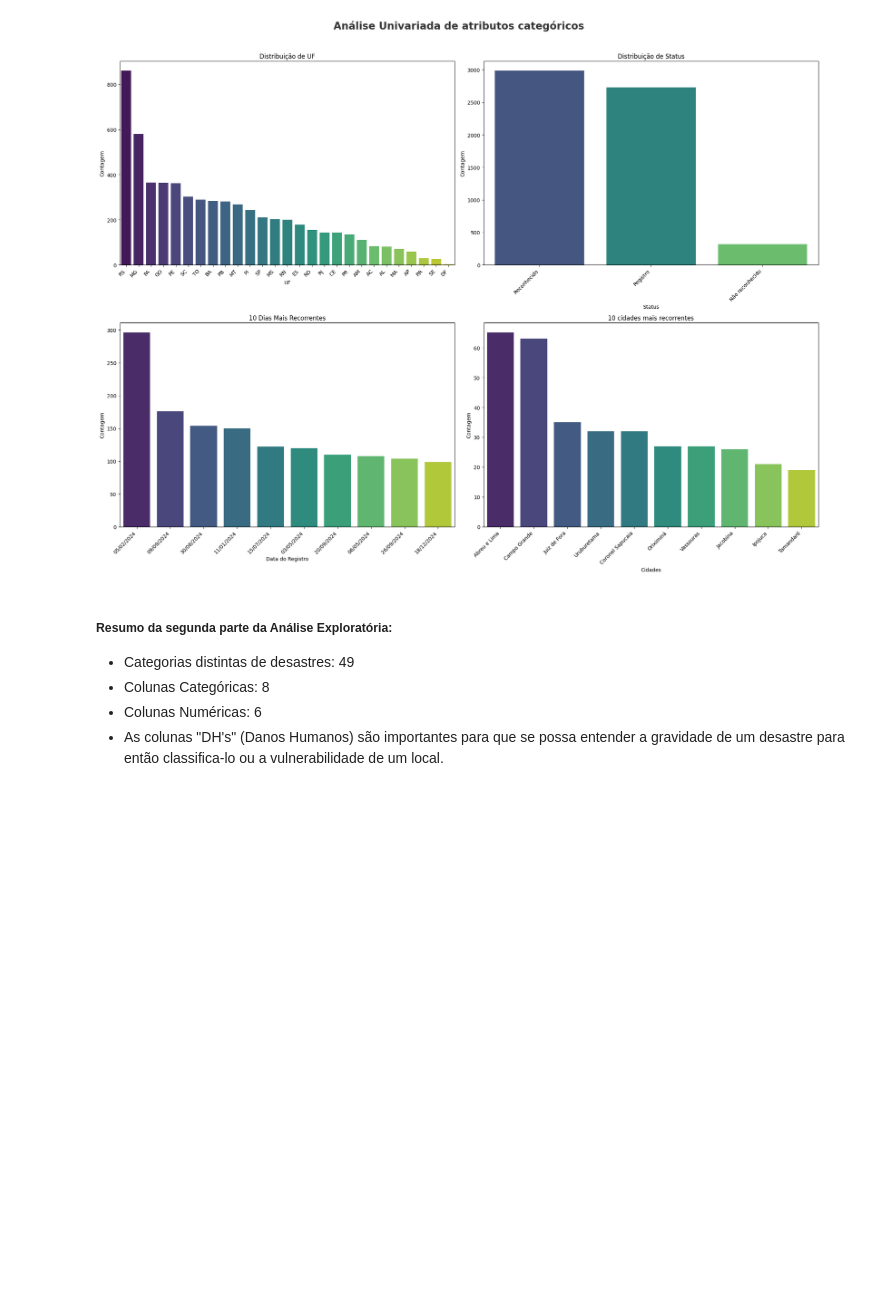
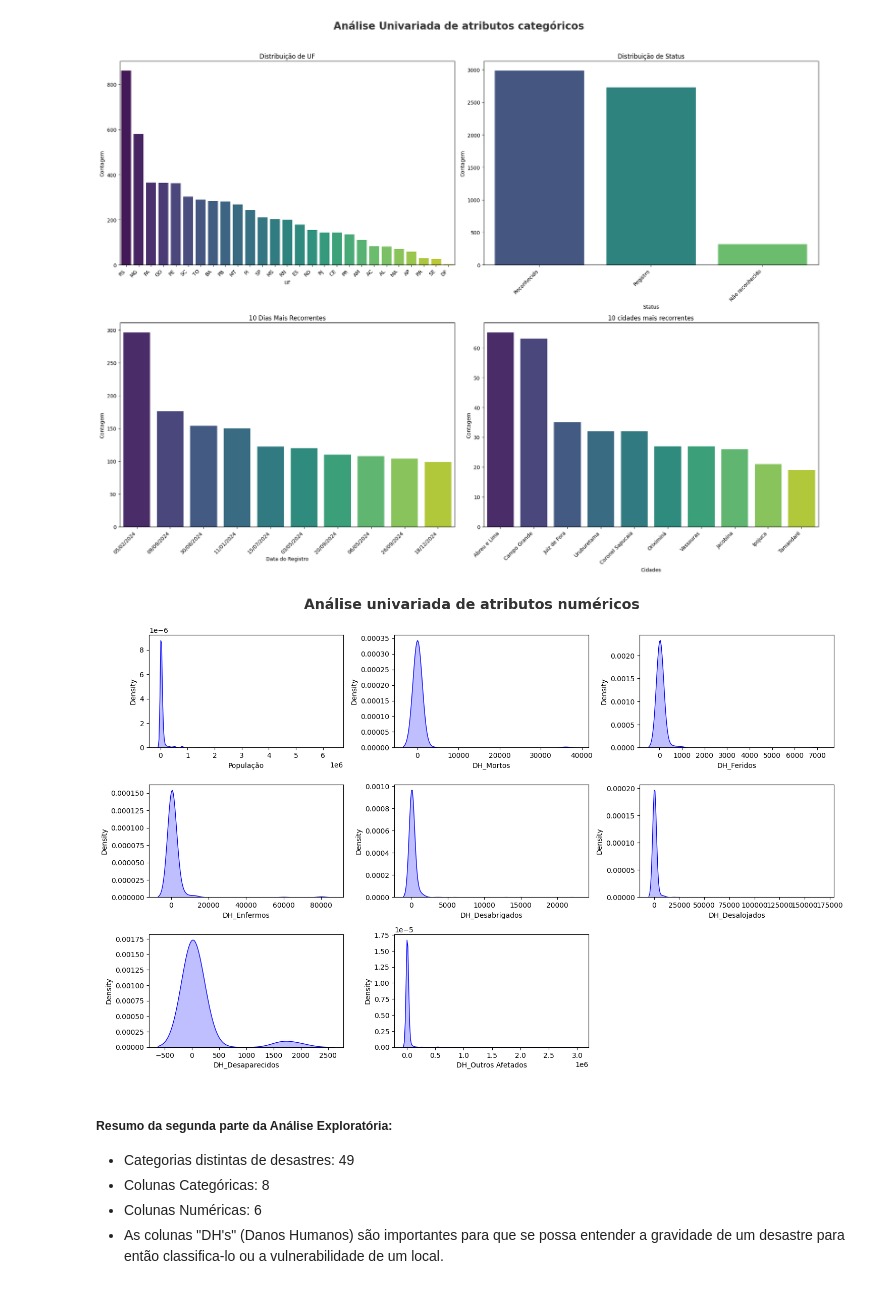
Before and after one commit to vitorjensen/Python_para_Dados, a Jupyter notebook: Projetos/Análise Exploratória de Danos Informados/Análise_Exploratória_de_Danos.ipynb, the cells around one changed output. Saved outputs shown, nothing was run; the diff lists cells and outputs as text; code cells hidden in the pictures; blank space fills up the shorter version.

Commit message:
Finalização da Análise Univariada de atributos numéricos

```diff
--- a/Projetos/Análise Exploratória de Danos Informados/Análise_Exploratória_de_Danos.ipynb
+++ b/Projetos/Análise Exploratória de Danos Informados/Análise_Exploratória_de_Danos.ipynb
@@ -135,6 +136,20 @@ plt.xticks(rotation=45, ha='right')
 plt.tight_layout()
 # %% [output]
 [figure]
+# %%
+# Análise Univariada de Atributos Numéricos:
+
+# Criando a figura principal
+plt.figure(figsize=(15,15))
+plt.suptitle("Análise univariada de atributos numéricos", fontsize=20, fontweight='bold',alpha=0.8, y=1)
+
+for i in range(len(colunas_numericas)):
+  plt.subplot(5,3,i+1)
+  sns.kdeplot(x=df[colunas_numericas[i]],shade=True,color='b')
+  plt.xlabel(colunas_numericas[i])
+  plt.tight_layout()
+# %% [output]
+[figure, added]
 # %% [markdown]
 ##### **Resumo da segunda parte da Análise Exploratória:**
 - Categorias distintas de desastres: 49
```
Also changed, not shown: parts of 2 cells of this notebook.
